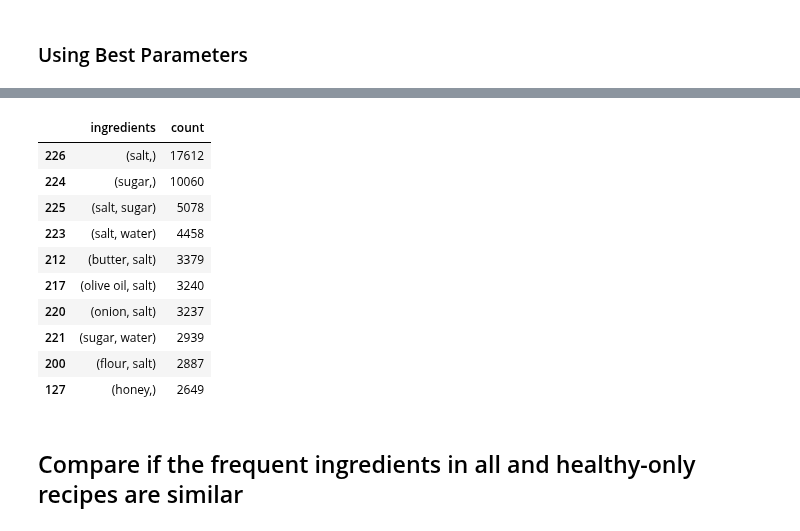
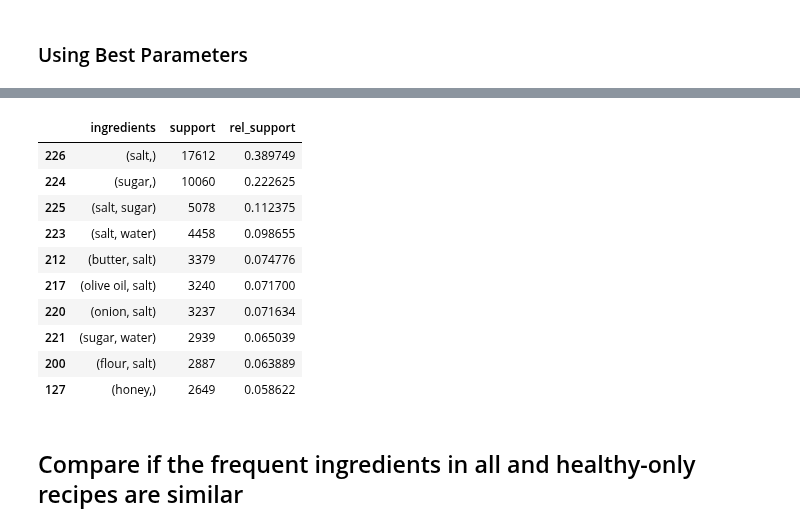
Before and after one commit to BSDSBA-JF/ML-II-Labs, a Jupyter notebook: BDCC-01/02_fim_with_mariel_updates.ipynb, the cells around one changed output, grey strips where cells are left out. Saved outputs shown, nothing was run; the diff lists cells and outputs as text; code cells hidden in the pictures.

```diff
--- a/BDCC-01/02_fim_with_mariel_updates.ipynb
+++ b/BDCC-01/02_fim_with_mariel_updates.ipynb
@@ -523,21 +542,24 @@ Top 10 Association Rules
 # %%
-(
-    pd.DataFrame(list(healthy_freq_ingredients.items()), columns=["ingredients", "count"])
-    .sort_values(by="count", ascending=False)
+healthy_freq_df = (
+    pd.DataFrame(list(healthy_freq_ingredients.items()), columns=["ingredients", "support"])
+    .sort_values(by="support", ascending=False)
     .head(10)
 )
+
+healthy_freq_df['rel_support'] = healthy_freq_df['support'] / len(df_healthy)
+healthy_freq_df
 # %% [output]
-|  | ingredients | count |
-| 226 | (salt,) | 17612 |
-| 224 | (sugar,) | 10060 |
-| 225 | (salt, sugar) | 5078 |
-| 223 | (salt, water) | 4458 |
-| 212 | (butter, salt) | 3379 |
-| 217 | (olive oil, salt) | 3240 |
-| 220 | (onion, salt) | 3237 |
-| 221 | (sugar, water) | 2939 |
-| 200 | (flour, salt) | 2887 |
-| 127 | (honey,) | 2649 |
+|  | ingredients | support | rel_support |
+| 226 | (salt,) | 17612 | 0.389749 |
+| 224 | (sugar,) | 10060 | 0.222625 |
+| 225 | (salt, sugar) | 5078 | 0.112375 |
+| 223 | (salt, water) | 4458 | 0.098655 |
+| 212 | (butter, salt) | 3379 | 0.074776 |
+| 217 | (olive oil, salt) | 3240 | 0.071700 |
+| 220 | (onion, salt) | 3237 | 0.071634 |
+| 221 | (sugar, water) | 2939 | 0.065039 |
+| 200 | (flour, salt) | 2887 | 0.063889 |
+| 127 | (honey,) | 2649 | 0.058622 |
 # %% [markdown]
 ## Compare if the frequent ingredients in all and healthy-only recipes are similar
 # %% [markdown]
```
Also changed, not shown: parts of 5 cells of this notebook, 1 other file.
